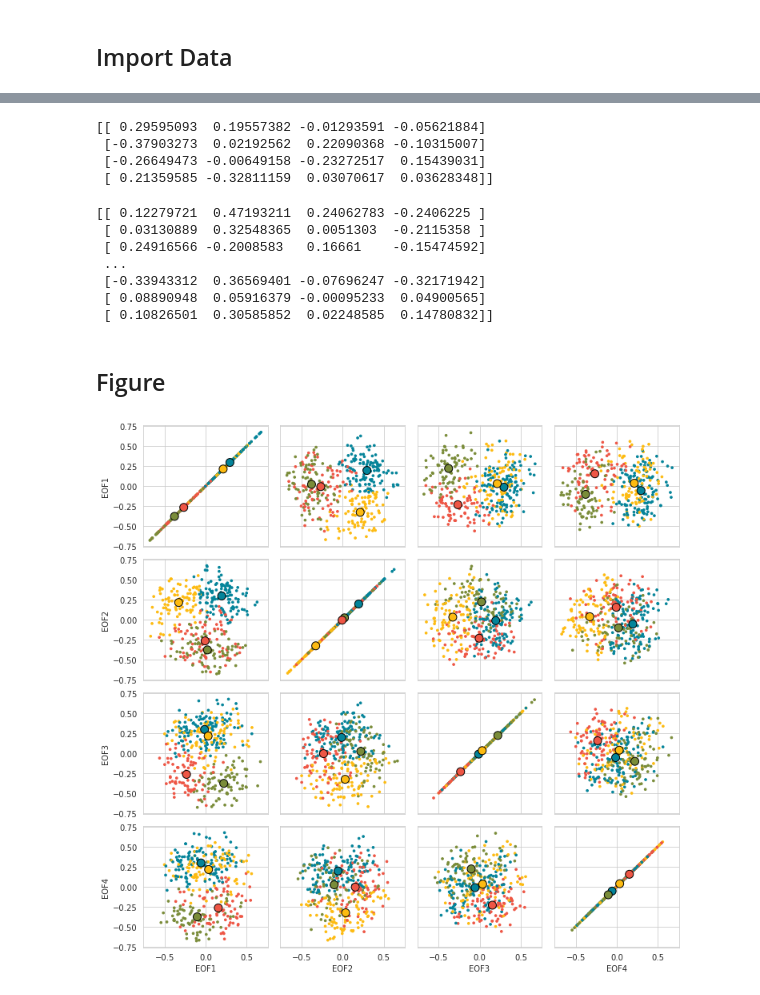
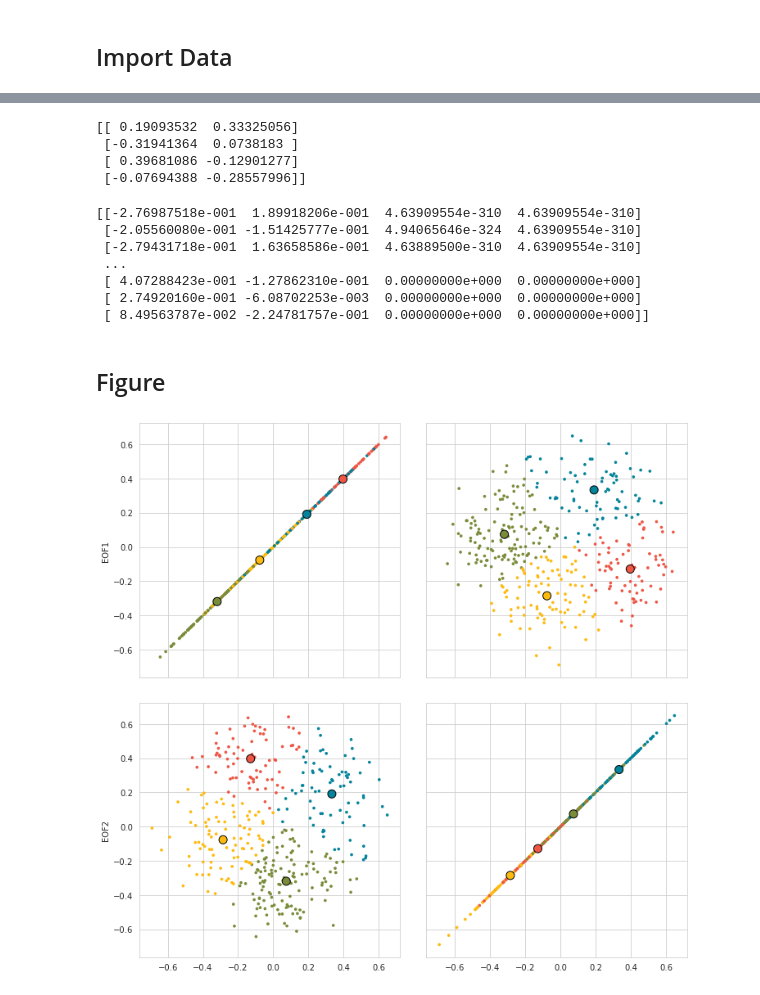
Before and after one commit to dlnash/AR_types, a Jupyter notebook: analysis/fig4_scatter.ipynb, the cells around one changed output, grey strips where cells are left out. Saved outputs shown, nothing was run; the diff lists cells and outputs as text; code cells hidden in the pictures.

```diff
--- a/analysis/fig4_scatter.ipynb
+++ b/analysis/fig4_scatter.ipynb
@@ -32,15 +32,15 @@ rcParams['font.sans-serif'] = 'Arial'    # set the default sans-serif font to 'A
 ## Import Data
 # %%
 ## Set variable names (for saving data/figs)
-var_names = 'IVT'
+var_names = 'HUV250QUV850'
 eofmode = 't' # s or t
 dispmat = 'cor' # dispersion matrix type correlation/covariance
 
 # Select lat/lon grid
 lonmin = 0
 lonmax = 120
-latmin = 0
-latmax =  50
+latmin = -15
+latmax =  65
 
 # for figure names for testing different configurations
 fname_id = var_names + eofmode + str(lonmin) + str(lonmax) + str(latmin) + str(latmax) + dispmat
@@ -64,10 +79,10 @@ data = np.loadtxt(infile, delimiter=',')
 centroids = data[:,1:5]
 print(centroids)
 # %% [output]
-[[ 0.29595093  0.19557382 -0.01293591 -0.05621884]
- [-0.37903273  0.02192562  0.22090368 -0.10315007]
- [-0.26649473 -0.00649158 -0.23272517  0.15439031]
- [ 0.21359585 -0.32811159  0.03070617  0.03628348]]
+[[ 0.19093532  0.33325056]
+ [-0.31941364  0.0738183 ]
+ [ 0.39681086 -0.12901277]
+ [-0.07694388 -0.28557996]]
 # %%
 # Save data to numpy arrays
 
@@ -82,17 +97,15 @@ neof = 4
 loadings = np.empty((ntot, neof))
 loadings[:,0] = df['EOF1']
 loadings[:,1] = df['EOF2']
-loadings[:,2] = df['EOF3']
-loadings[:,3] = df['EOF4']
 print(loadings)
 # %% [output]
-[[ 0.12279721  0.47193211  0.24062783 -0.2406225 ]
- [ 0.03130889  0.32548365  0.0051303  -0.2115358 ]
- [ 0.24916566 -0.2008583   0.16661    -0.15474592]
+[[-2.76987518e-001  1.89918206e-001  4.63909554e-310  4.63909554e-310]
+ [-2.05560080e-001 -1.51425777e-001  4.94065646e-324  4.63909554e-310]
+ [-2.79431718e-001  1.63658586e-001  4.63889500e-310  4.63909554e-310]
  ...
- [-0.33943312  0.36569401 -0.07696247 -0.32171942]
- [ 0.08890948  0.05916379 -0.00095233  0.04900565]
- [ 0.10826501  0.30585852  0.02248585  0.14780832]]
+ [ 4.07288423e-001 -1.27862310e-001  0.00000000e+000  0.00000000e+000]
+ [ 2.74920160e-001 -6.08702253e-003  0.00000000e+000  0.00000000e+000]
+ [ 8.49563787e-002 -2.24781757e-001  0.00000000e+000  0.00000000e+000]]
 # %% [markdown]
 ## Figure
 # %%
@@ -116,12 +129,12 @@ newcmap = ListedColormap(color_array)
 sns.set_style('whitegrid')
 
 # fig layout
-nrows = 4
-ncols = 4
+nrows = 2
+ncols = 2
 nplots = nrows*ncols
 
 # eof labels
-eof_label = ['EOF1','EOF2','EOF3','EOF4']
+eof_label = ['EOF1','EOF2']
 # centroids (?)
 cent_ar_cat = [0, 1, 2, 3]
 
@@ -135,34 +148,34 @@ ymax = xmax
 # dot sizes
 dotsize = 7
 ctrsize = 100
 
 # create figure with multiple axes
 fig = plt.figure(figsize=(12,12))
 axs = fig.subplots(nrows=nrows, ncols=ncols, sharex=True, sharey=True)
 
 # minimize white space between plots
 fig.subplots_adjust(hspace=0.1, wspace=0.1)   # default=0.2
 
 # loop to draw plots
 for i in range(nrows):
     for j in range(ncols):
         # scatterplot
         s = axs[i,j].scatter(loadings[:,i], loadings[:,j],
                              s=dotsize, c=ar_cat, cmap=newcmap)
         # centroids
         c = axs[i,j].scatter(centroids[:,i], centroids[:,j],
                              s=ctrsize, c=cent_ar_cat, cmap=newcmap, edgecolors='black')
 
         # shared axis labels
         if j == 0:
             axs[i,j].set_ylabel(eof_label[i])
         if i == 3:
             axs[i,j].set_xlabel(eof_label[j])
 
 
 plt.show()
 # %% [output]
-[figure, old version]
+[figure, new version]
 # %%
 ## scatter plot (single plot)
 
```
Also changed, not shown: parts of 4 cells of this notebook, 13 other files.
